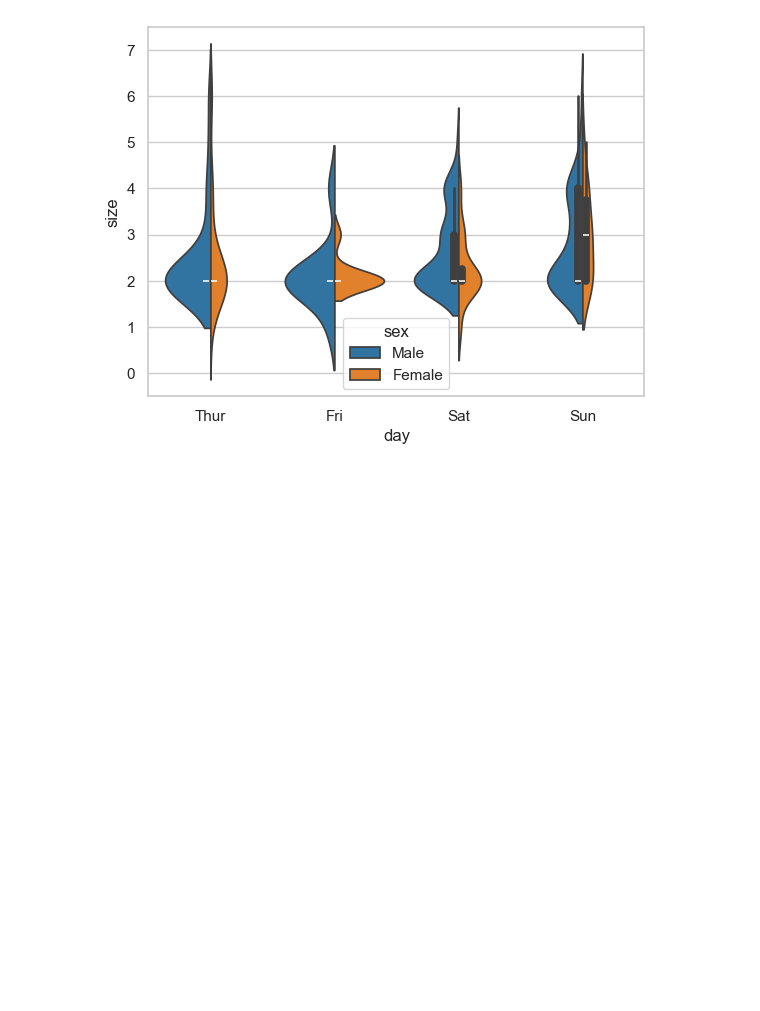
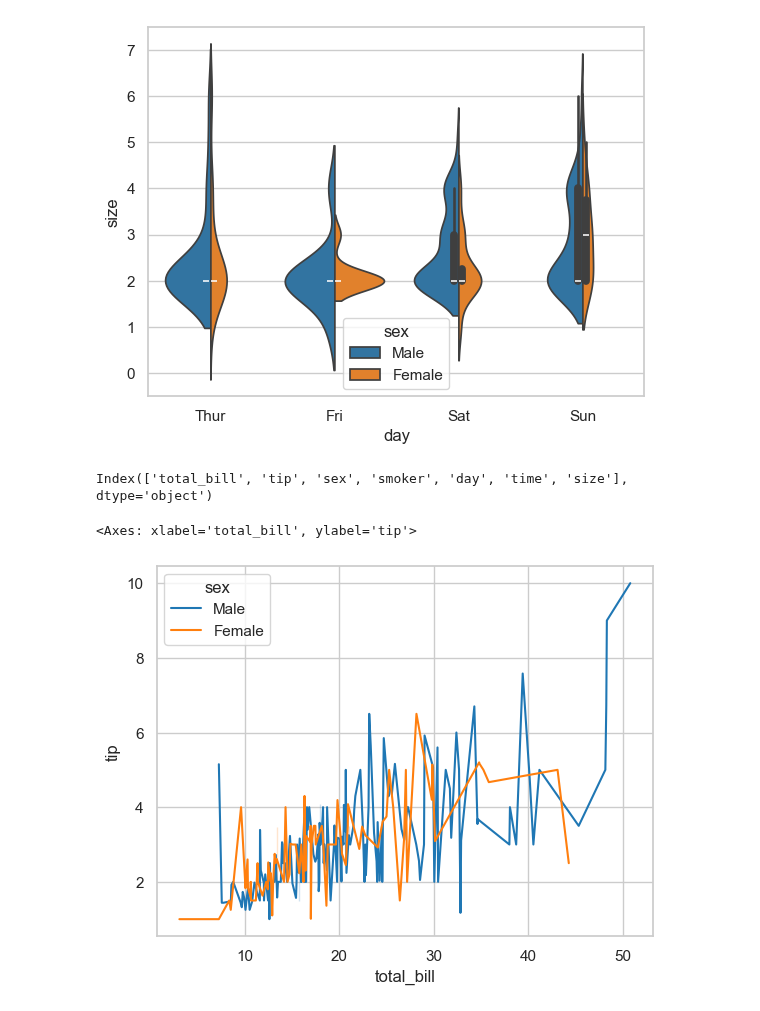
Before and after one commit to joji-c/mljourney, a Jupyter notebook: seaborn-works/introduction.ipynb, the cells around one changed output. Saved outputs shown, nothing was run; the diff lists cells and outputs as text; code cells hidden in the pictures; blank space fills up the shorter version.

```diff
--- a/seaborn-works/introduction.ipynb
+++ b/seaborn-works/introduction.ipynb
@@ -265,3 +265,12 @@ sns.violinplot(data=tps,x="day",y="size",hue="sex",split=True)
 # %% [output]
 <Axes: xlabel='day', ylabel='size'>
 [figure]
+# %%
+tps.columns
+# %% [output]
+Index(['total_bill', 'tip', 'sex', 'smoker', 'day', 'time', 'size'], dtype='object')
+# %%
+sns.lineplot(data=tps,x="total_bill",y="tip",hue="sex")
+# %% [output]
+<Axes: xlabel='total_bill', ylabel='tip'>
+[figure, added]
```
Also changed, not shown: parts of 13 cells of this notebook, 2 other files.
